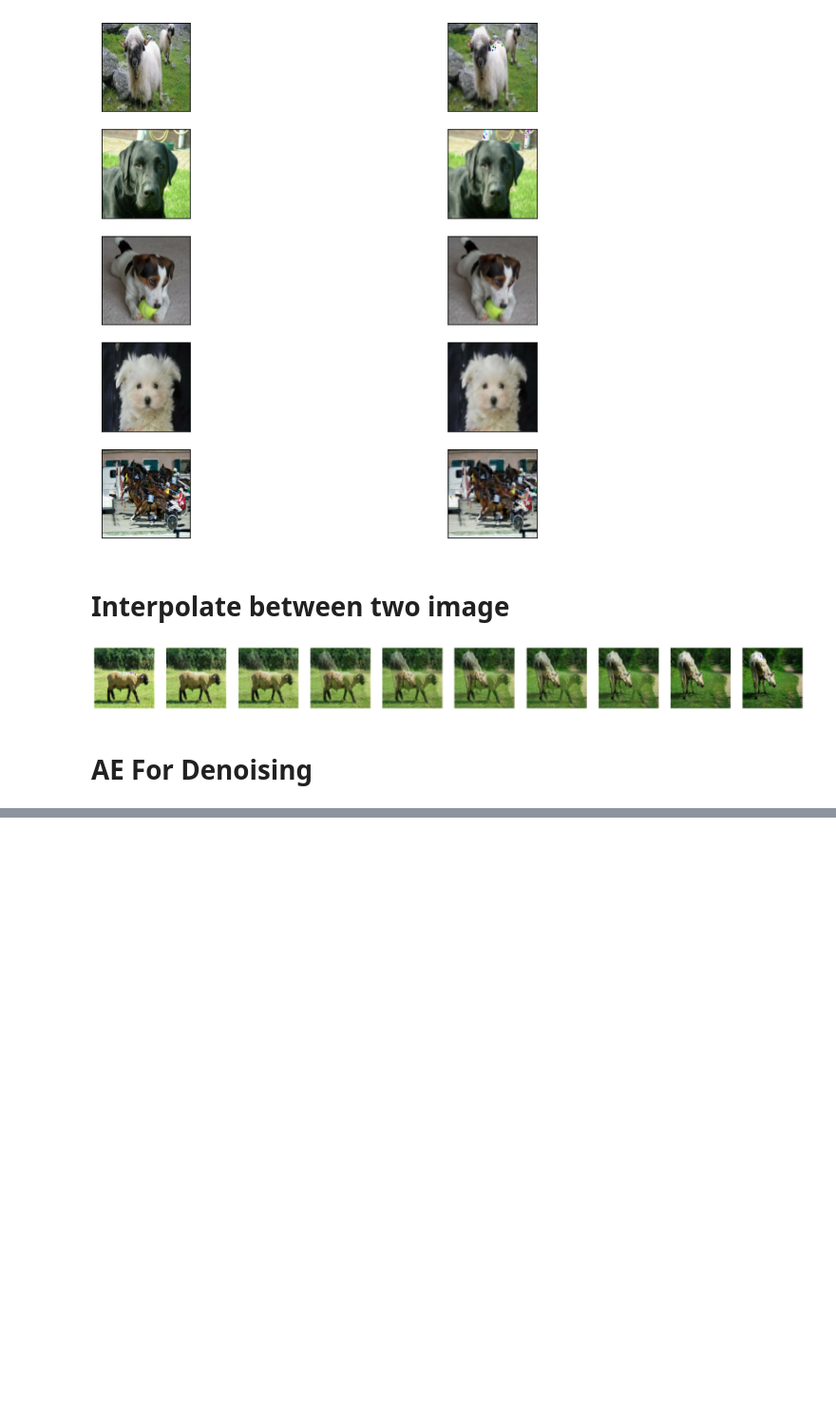
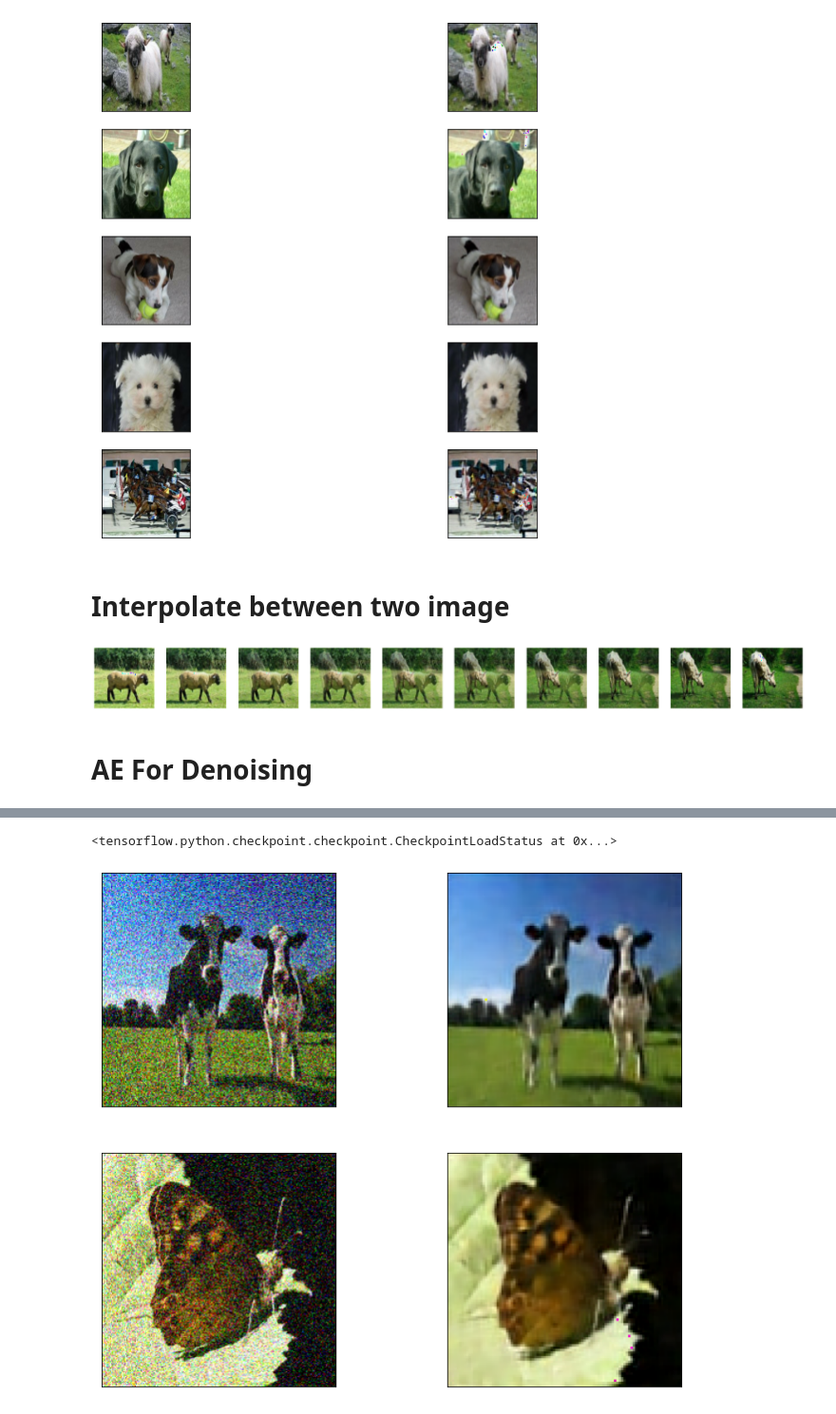
Before and after one commit to DanendraAHP/autoencoder, a Jupyter notebook: demo.ipynb, the cells around one changed output, grey strips where cells are left out. Shown at 95% size. Saved outputs shown, nothing was run; the diff lists cells and outputs as text; code cells hidden in the pictures; blank space fills up the shorter version.

Commit message:
update demo and visualization_utils

```diff
--- a/demo.ipynb
+++ b/demo.ipynb
@@ -77,5 +94,10 @@ Epoch 1/100
 # %%
 #if the model is already trained
 autoencoder = Autoencoder()
-autoencoder.load_weights('model/cnn_ae_noisy/cp.ckpt')
-vu.visualize_difference(ds=data.val_ds, sample_size=6, autoencoder=autoencoder)
+autoencoder.load_weights('model/cnn_ae/cp.ckpt')
+# %% [output]
+<tensorflow.python.checkpoint.checkpoint.CheckpointLoadStatus at 0x...>
+# %%
+vu.visualize_difference(ds=data.val_ds, sample_size=2, autoencoder=autoencoder)
+# %% [output]
+[figure, added]
```
Also changed, not shown: parts of 2 cells of this notebook, 2 other files.
